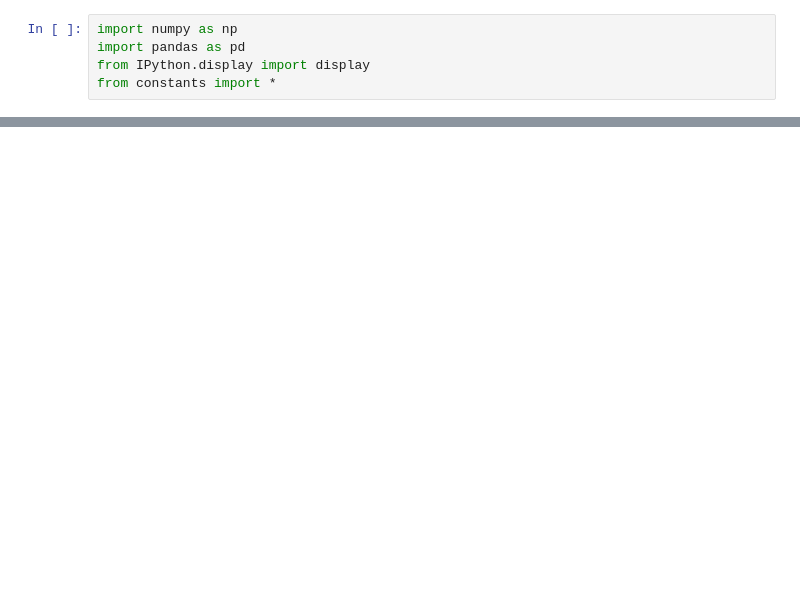
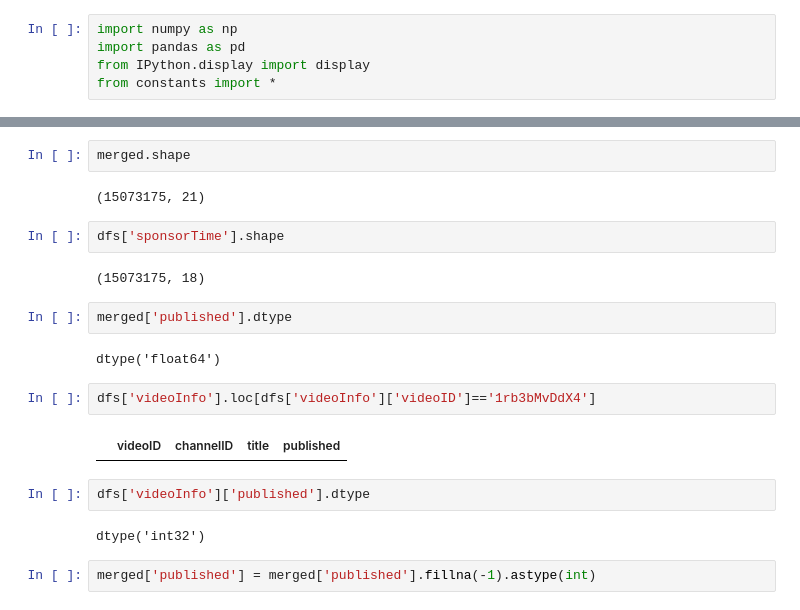
Before and after one commit to t-makaro/503-Project, a Jupyter notebook: src/data_vis.ipynb, the cells around one changed output, grey strips where cells are left out. Saved outputs shown, nothing was run; the diff lists cells and outputs as text; blank space fills up the shorter version.

```diff
--- a/src/data_vis.ipynb
+++ b/src/data_vis.ipynb
@@ -205,0 +200,22 @@ array([  500,  1500,     1,     2,  1000,   501,     5,     4,     3,
+# %%
+merged.shape
+# %% [output]
+(15073175, 21)
+# %%
+dfs['sponsorTime'].shape
+# %% [output]
+(15073175, 18)
+# %%
+merged['published'].dtype
+# %% [output]
+dtype('float64')
+# %%
+dfs['videoInfo'].loc[dfs['videoInfo']['videoID']=='1rb3bMvDdX4']
+# %% [output]
+|  | videoID | channelID | title | published |
+# %%
+dfs['videoInfo']['published'].dtype
+# %% [output]
+dtype('int32')
+# %%
+merged['published'] = merged['published'].fillna(-1).astype(int)
```
Also changed, not shown: parts of 19 cells of this notebook, 2 other files.
